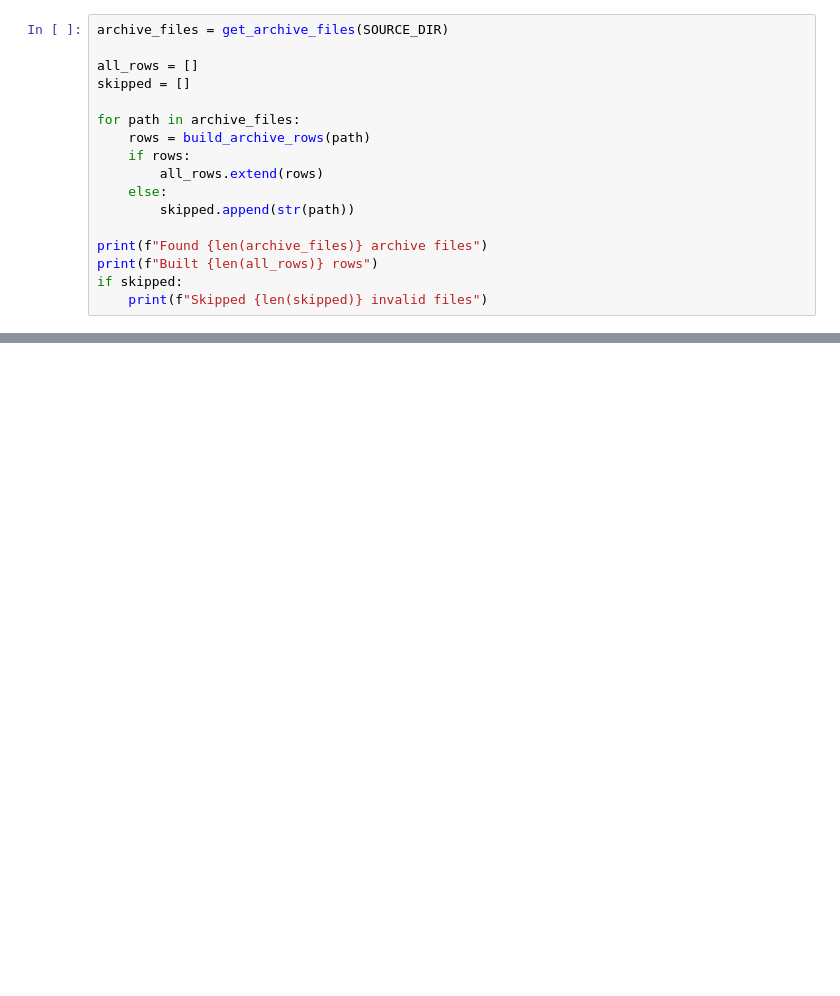
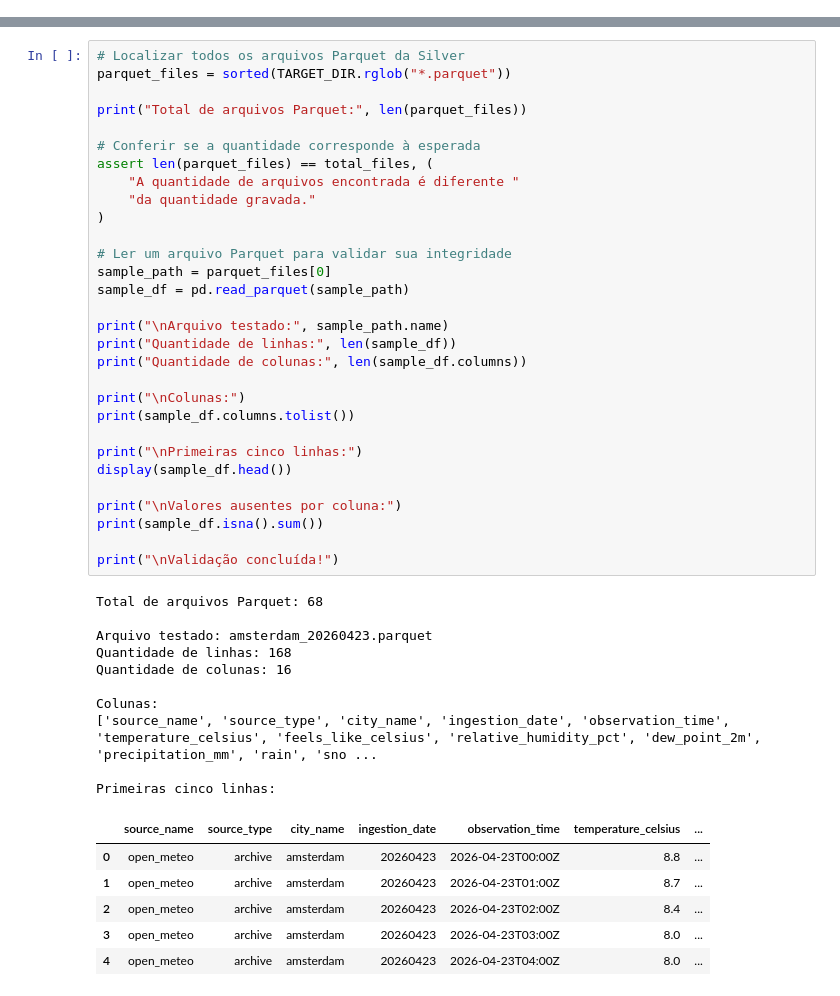
Before and after one commit to frederr97/open_meteo_ingestion, a Jupyter notebook: pipelines/archive_bronze_to_silver.ipynb, the cells around one changed output, grey strips where cells are left out. Cells and saved outputs as stored; diff of their text form; blank space fills up the shorter version.

Commit message:
feat: migra camada silver e gold para parquet, modulariza transformations e adiciona testes pytest

```diff
--- a/pipelines/archive_bronze_to_silver.ipynb
+++ b/pipelines/archive_bronze_to_silver.ipynb
@@ -79,17 +138,0 @@ def build_archive_rows(path: Path) -> list[tuple]:
-# %%
-archive_files = get_archive_files(SOURCE_DIR)
-
-all_rows = []
-skipped = []
-
-for path in archive_files:
-    rows = build_archive_rows(path)
-    if rows:
-        all_rows.extend(rows)
-    else:
-        skipped.append(str(path))
-
-print(f"Found {len(archive_files)} archive files")
-print(f"Built {len(all_rows)} rows")
-if skipped:
-    print(f"Skipped {len(skipped)} invalid files")
@@ -131,0 +265,47 @@ Loaded rows into silver.archive_weather_hourly
+# %%
+# Localizar todos os arquivos Parquet da Silver
+parquet_files = sorted(TARGET_DIR.rglob("*.parquet"))
+
+print("Total de arquivos Parquet:", len(parquet_files))
+
+# Conferir se a quantidade corresponde à esperada
+assert len(parquet_files) == total_files, (
+    "A quantidade de arquivos encontrada é diferente "
+    "da quantidade gravada."
+)
+
+# Ler um arquivo Parquet para validar sua integridade
+sample_path = parquet_files[0]
+sample_df = pd.read_parquet(sample_path)
+
+print("\nArquivo testado:", sample_path.name)
+print("Quantidade de linhas:", len(sample_df))
+print("Quantidade de colunas:", len(sample_df.columns))
+
+print("\nColunas:")
+print(sample_df.columns.tolist())
+
+print("\nPrimeiras cinco linhas:")
+display(sample_df.head())
+
+print("\nValores ausentes por coluna:")
+print(sample_df.isna().sum())
+
+print("\nValidação concluída!")
+# %% [output]
+Total de arquivos Parquet: 68
+
+Arquivo testado: amsterdam_20260423.parquet
+Quantidade de linhas: 168
+Quantidade de colunas: 16
+
+Colunas:
+['source_name', 'source_type', 'city_name', 'ingestion_date', 'observation_time', 'temperature_celsius', 'feels_like_celsius', 'relative_humidity_pct', 'dew_point_2m', 'precipitation_mm', 'rain', 'sno ...
+
+Primeiras cinco linhas:
+|  | source_name | source_type | city_name | ingestion_date | observation_time | temperature_celsius | ... |
+| 0 | open_meteo | archive | amsterdam | 20260423 | 2026-04-23T00:00Z | 8.8 | ... |
+| 1 | open_meteo | archive | amsterdam | 20260423 | 2026-04-23T01:00Z | 8.7 | ... |
+| 2 | open_meteo | archive | amsterdam | 20260423 | 2026-04-23T02:00Z | 8.4 | ... |
+| 3 | open_meteo | archive | amsterdam | 20260423 | 2026-04-23T03:00Z | 8.0 | ... |
+| 4 | open_meteo | archive | amsterdam | 20260423 | 2026-04-23T04:00Z | 8.0 | ... |
```
Also changed, not shown: parts of 11 cells of this notebook, 9 other files.
